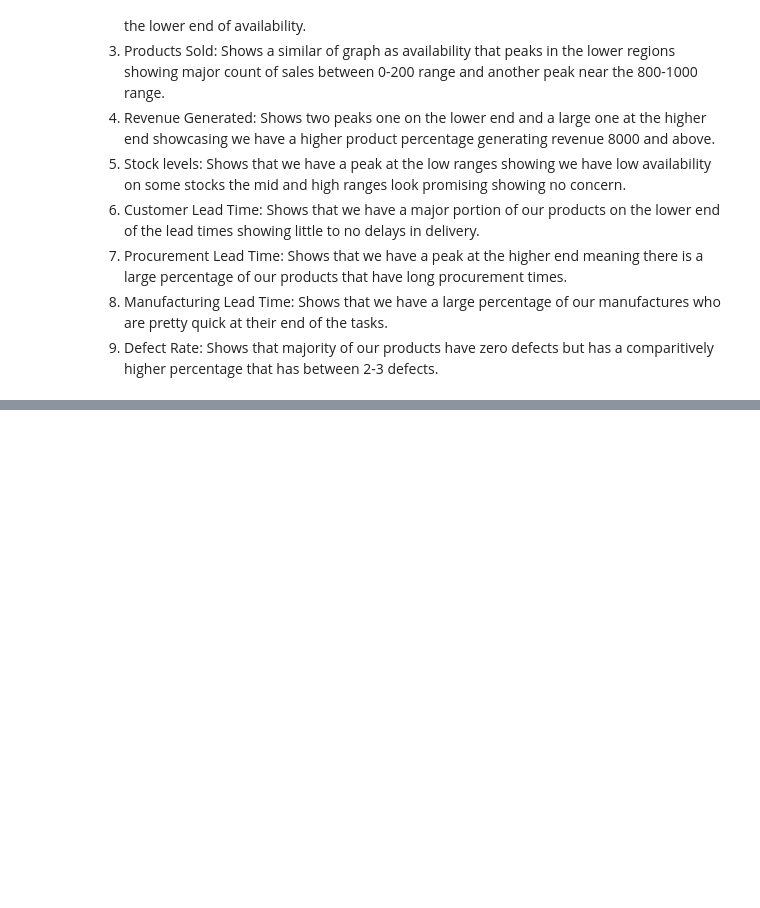
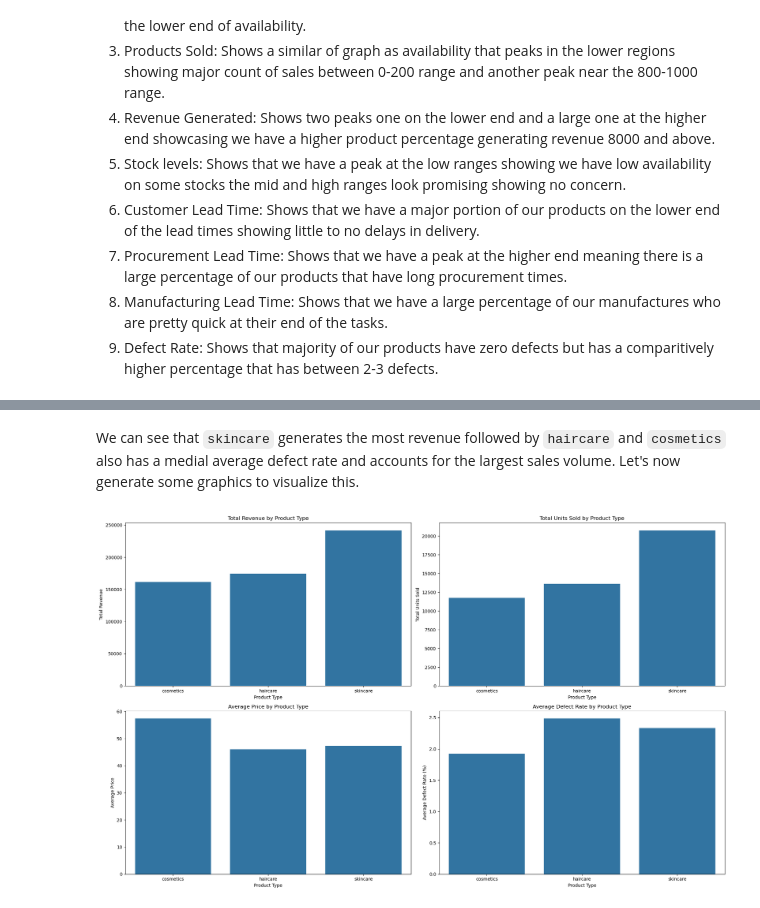
Before and after one commit to atharvakapadnis/supply-chain-analytics, a Jupyter notebook: P1/data1_analysis.ipynb, the cells around one changed output, grey strips where cells are left out. Cells and saved outputs as stored; diff of their text form; code cells hidden in the pictures; blank space fills up the shorter version.

```diff
--- a/P1/data1_analysis.ipynb
+++ b/P1/data1_analysis.ipynb
@@ -271,0 +328,34 @@ Let's break these down one by one:
+# %% [markdown]
+We can see that `skincare` generates the most revenue followed by `haircare` and `cosmetics` also has a medial average defect rate and accounts for the largest sales volume. Let's now generate some graphics to visualize this.
+# %%
+# Visualize Category Performance
+fig, axes = plt.subplots(2, 2, figsize=(20, 12))
+
+# Revenue by Category
+sns.barplot(x='product_type', y='Total Revenue', data=category_performance, ax=axes[0, 0])
+axes[0, 0].set_title('Total Revenue by Product Type')
+axes[0, 0].set_xlabel('Product Type')
+axes[0, 0].set_ylabel('Total Revenue')
+
+# Units Sold by Category
+sns.barplot(x='product_type', y='Total Units Sold', data=category_performance, ax=axes[0, 1])
+axes[0, 1].set_title('Total Units Sold by Product Type')
+axes[0, 1].set_xlabel('Product Type')
+axes[0, 1].set_ylabel('Total Units Sold')
+
+# Average Price by Category
+sns.barplot(x='product_type', y='Average Price', data=category_performance, ax=axes[1, 0])
+axes[1, 0].set_title('Average Price by Product Type')
+axes[1, 0].set_xlabel('Product Type')
+axes[1, 0].set_ylabel('Average Price')
+
+# Average Defect Rate by Category
+sns.barplot(x='product_type', y='Average Defect Rate', data=category_performance, ax=axes[1, 1])
+axes[1, 1].set_title('Average Defect Rate by Product Type')
+axes[1, 1].set_xlabel('Product Type')
+axes[1, 1].set_ylabel('Average Defect Rate (%)')
+
+plt.tight_layout()
+plt.show()
+# %% [output]
+[figure, added]
```
Also changed, not shown: parts of 31 cells of this notebook.
